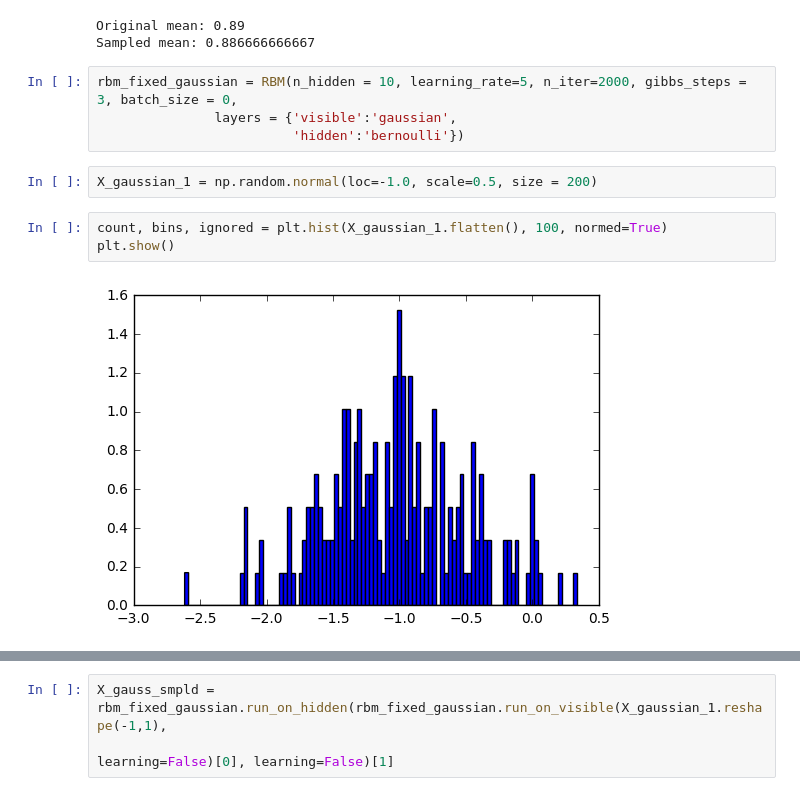
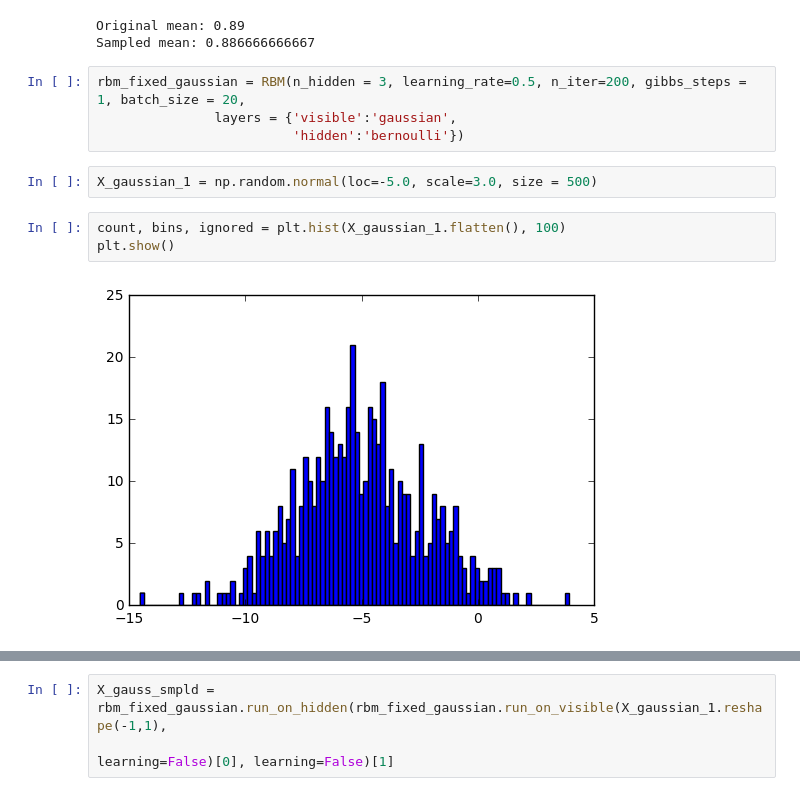
Before and after one commit to tmubarakshin/data_mining, a Jupyter notebook: t.mubarakshin_hw2_rbm.ipynb, the cells around one changed output, grey strips where cells are left out. Saved outputs shown, nothing was run; the diff lists cells and outputs as text.

Commit message:
visible gaussian fix

```diff
--- a/t.mubarakshin_hw2_rbm.ipynb
+++ b/t.mubarakshin_hw2_rbm.ipynb
@@ -174,14 +171,14 @@ print 'Sampled mean:', np.mean(X_bin_smpld)
 Original mean: 0.89
 Sampled mean: 0.886666666667
 # %%
-rbm_fixed_gaussian = RBM(n_hidden = 10, learning_rate=5, n_iter=2000, gibbs_steps = 3, batch_size = 0,
+rbm_fixed_gaussian = RBM(n_hidden = 3, learning_rate=0.5, n_iter=200, gibbs_steps = 1, batch_size = 20,
                layers = {'visible':'gaussian',
                          'hidden':'bernoulli'})
 # %%
-X_gaussian_1 = np.random.normal(loc=-1.0, scale=0.5, size = 200)
+X_gaussian_1 = np.random.normal(loc=-5.0, scale=3.0, size = 500)
 # %%
-count, bins, ignored = plt.hist(X_gaussian_1.flatten(), 100, normed=True)
+count, bins, ignored = plt.hist(X_gaussian_1.flatten(), 100)
 plt.show()
 # %% [output]
-[figure, old version]
+[figure, new version]
 # %%
```
Also changed, not shown: parts of 3 cells of this notebook.
